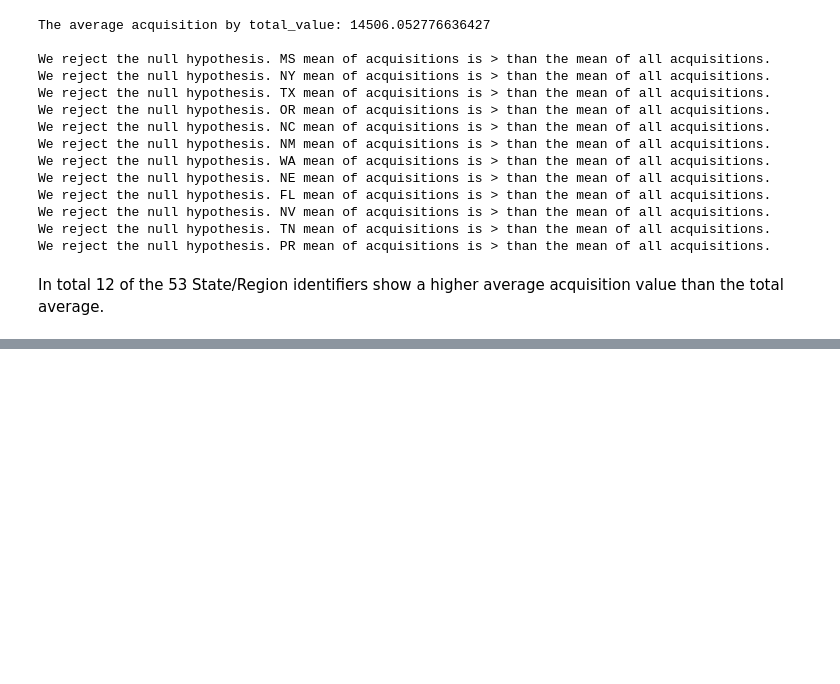
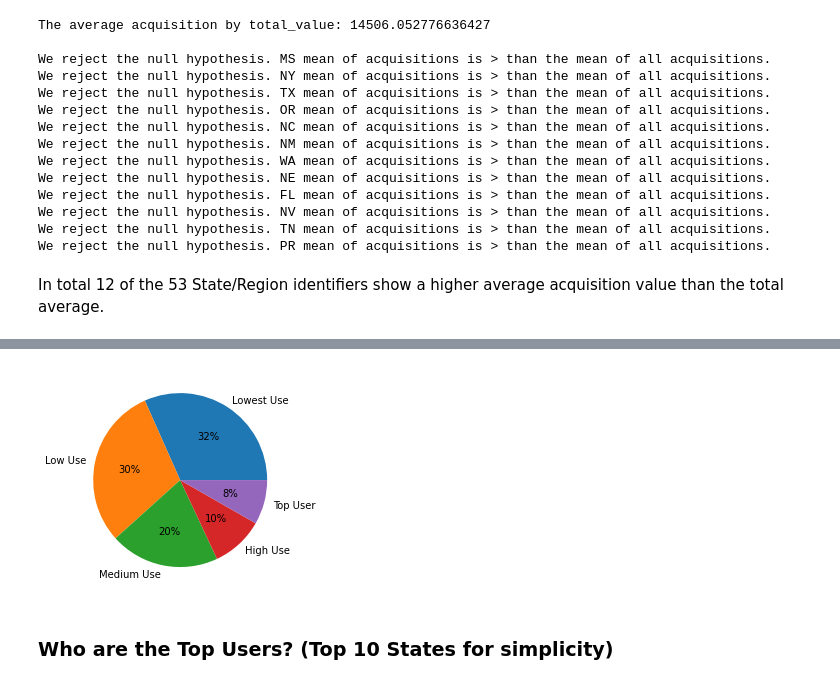
Before and after one commit to watermanbrandyn/personal_project_1033, a Jupyter notebook: Report_1033_Program.ipynb, the cells around one changed output, grey strips where cells are left out. Cells and saved outputs as stored; diff of their text form; code cells hidden in the pictures; blank space fills up the shorter version.

```diff
--- a/Report_1033_Program.ipynb
+++ b/Report_1033_Program.ipynb
@@ -250,0 +305,4 @@ In total 12 of the 53 State/Region identifiers show a higher average acquisition
+# %%
+# Acquiring our rfm_df using the rfm_df function
+# Calculations used can be seen in the rfm.py module
+rfm_df = rfm.rfm_df(df)
@@ -250,0 +319,7 @@ In total 12 of the 53 State/Region identifiers show a higher average acquisition
+# %%
+# A pie chart visualization of the segmentation of Agencies
+rfm.rfm_pie(rfm_df)
+# %% [output]
+[figure, added]
+# %% [markdown]
+### Who are the Top Users? (Top 10 States for simplicity)
```
Also changed, not shown: parts of 17 cells of this notebook.
